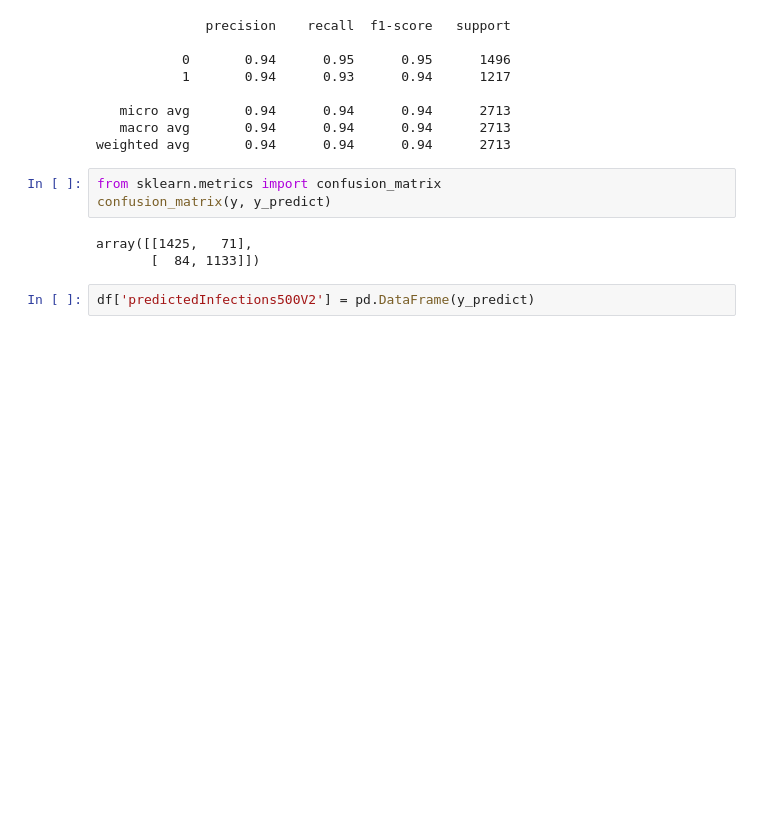
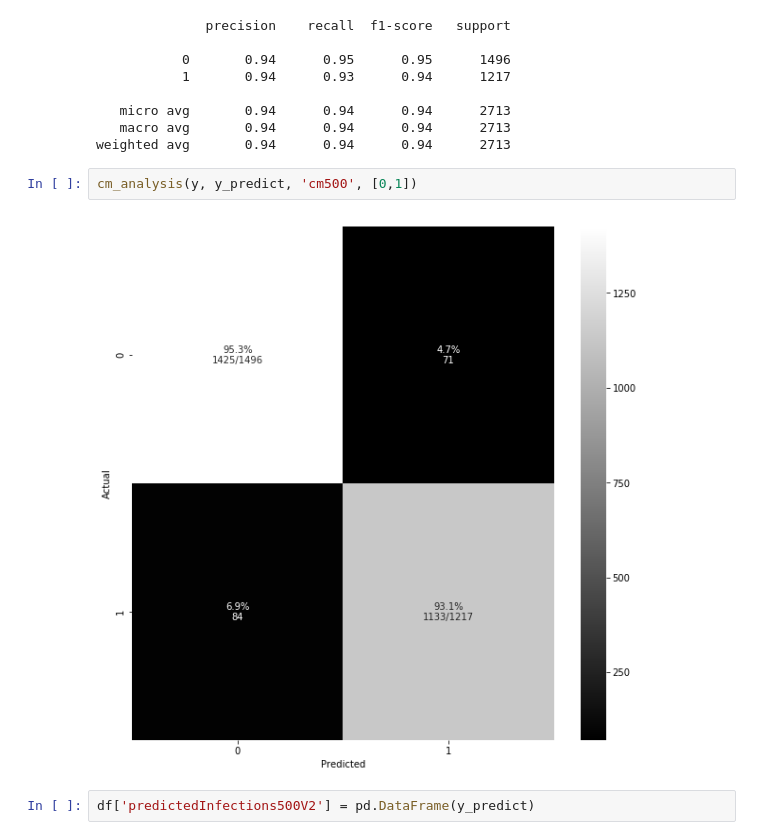
Before and after one commit to Arman-Berek/Covid-19-Analysis, a Jupyter notebook: Covid-19.ipynb, the cells around one changed output. Cells and saved outputs as stored; diff of their text form; blank space fills up the shorter version.

```diff
--- a/Covid-19.ipynb
+++ b/Covid-19.ipynb
@@ -401,12 +440,10 @@ print(conf_matrix)
    micro avg       0.94      0.94      0.94      2713
    macro avg       0.94      0.94      0.94      2713
 weighted avg       0.94      0.94      0.94      2713
-# %%
-from sklearn.metrics import confusion_matrix
-confusion_matrix(y, y_predict)
-# %% [output]
-array([[1425,   71],
-       [  84, 1133]])
+# %%
+cm_analysis(y, y_predict, 'cm500', [0,1])
+# %% [output]
+[figure, added]
 # %%
 df['predictedInfections500V2'] = pd.DataFrame(y_predict)
 # %%
```
Also changed, not shown: parts of 9 cells of this notebook, 6 other files.
